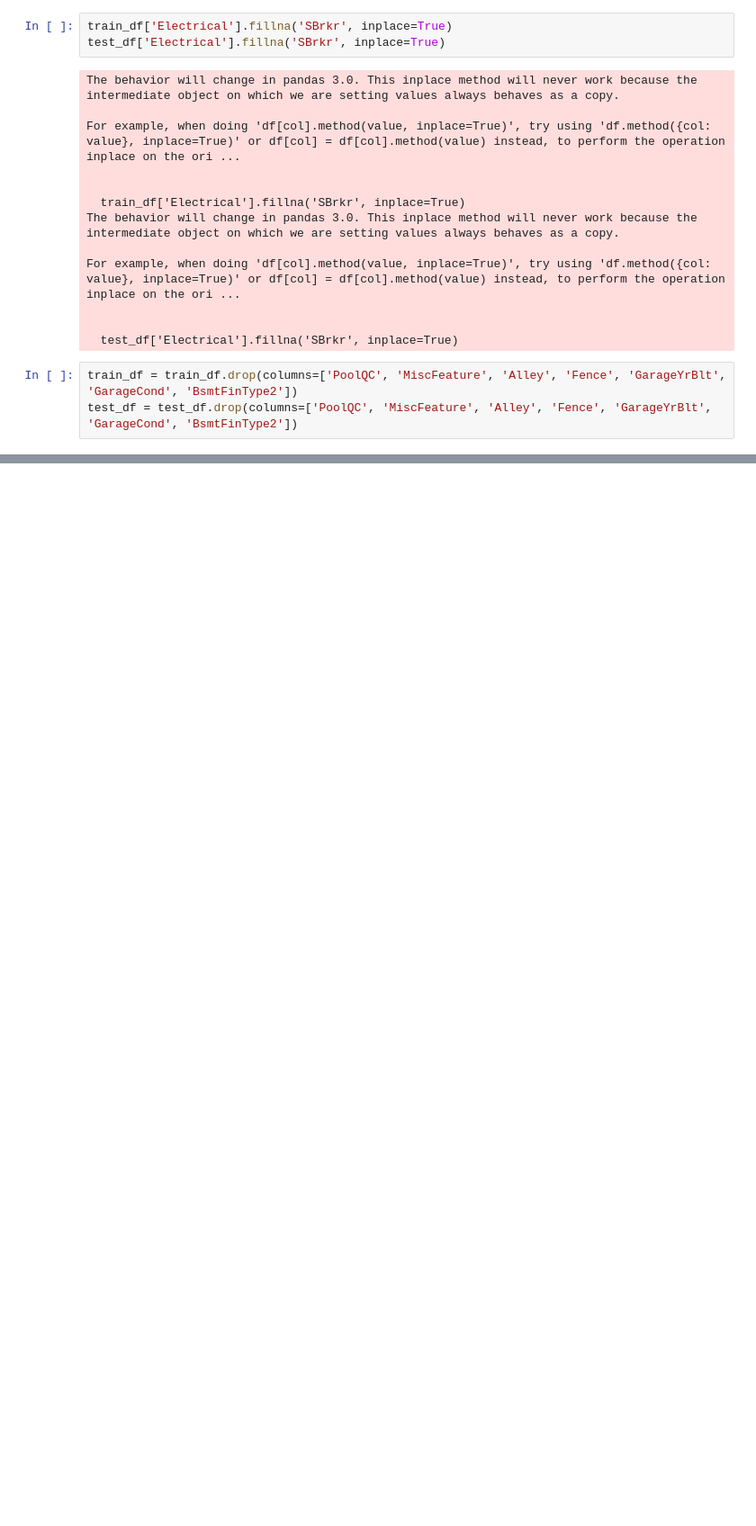
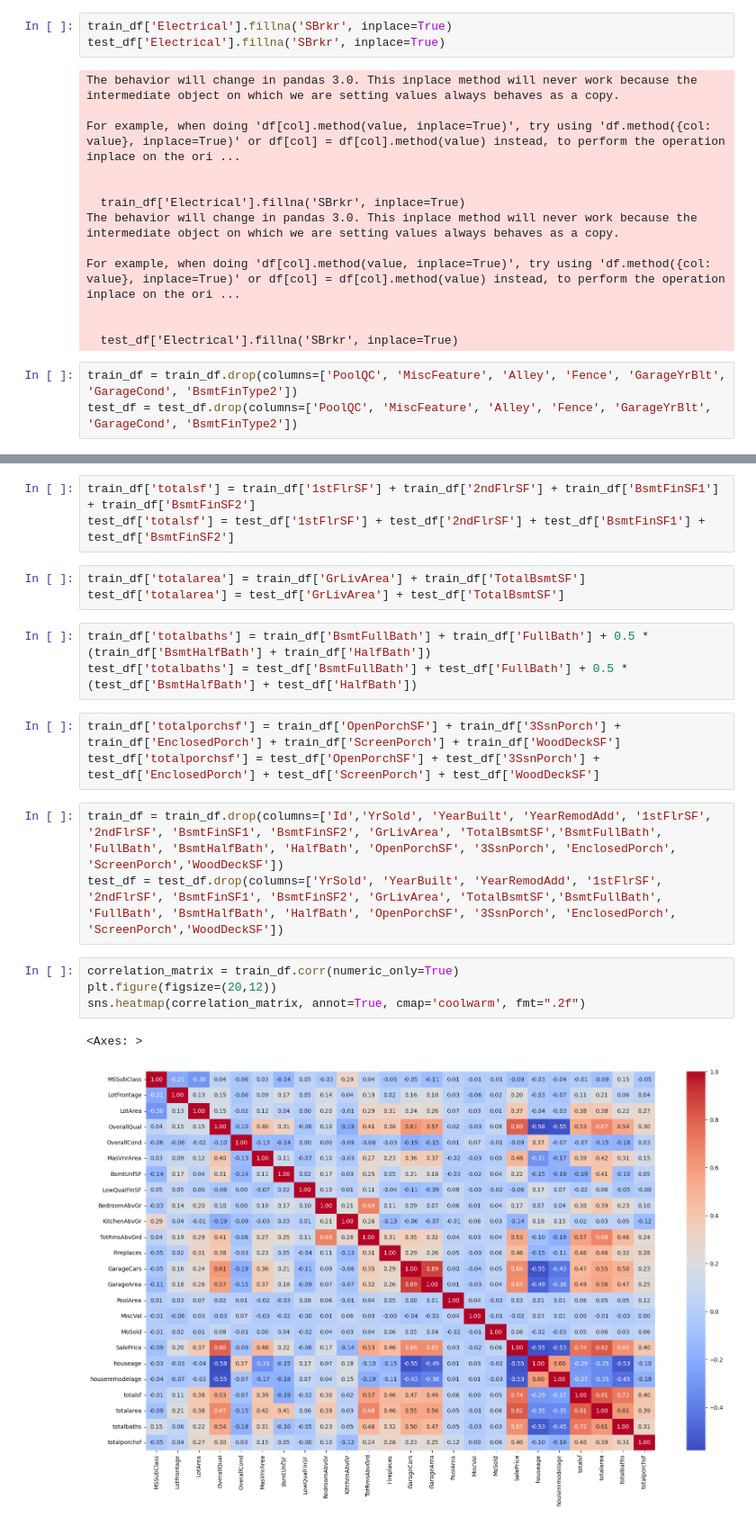
Before and after one commit to LorenzoMinon/ml_workspace, a Jupyter notebook: Projects/House_Prices-Advanced_Regression_Techniques/Housing.ipynb, the cells around one changed output, grey strips where cells are left out. Shown at 90% size. Saved outputs shown, nothing was run; the diff lists cells and outputs as text; blank space fills up the shorter version.

```diff
--- a/Projects/House_Prices-Advanced_Regression_Techniques/Housing.ipynb
+++ b/Projects/House_Prices-Advanced_Regression_Techniques/Housing.ipynb
@@ -465,0 +475,22 @@ test_df = test_df.drop(columns=['PoolQC', 'MiscFeature', 'Alley', 'Fence', 'Gara
+# %%
+train_df['totalsf'] = train_df['1stFlrSF'] + train_df['2ndFlrSF'] + train_df['BsmtFinSF1'] + train_df['BsmtFinSF2']
+test_df['totalsf'] = test_df['1stFlrSF'] + test_df['2ndFlrSF'] + test_df['BsmtFinSF1'] + test_df['BsmtFinSF2']
+# %%
+train_df['totalarea'] = train_df['GrLivArea'] + train_df['TotalBsmtSF']
+test_df['totalarea'] = test_df['GrLivArea'] + test_df['TotalBsmtSF']
+# %%
+train_df['totalbaths'] = train_df['BsmtFullBath'] + train_df['FullBath'] + 0.5 * (train_df['BsmtHalfBath'] + train_df['HalfBath'])
+test_df['totalbaths'] = test_df['BsmtFullBath'] + test_df['FullBath'] + 0.5 * (test_df['BsmtHalfBath'] + test_df['HalfBath'])
+# %%
+train_df['totalporchsf'] = train_df['OpenPorchSF'] + train_df['3SsnPorch'] + train_df['EnclosedPorch'] + train_df['ScreenPorch'] + train_df['WoodDeckSF']
+test_df['totalporchsf'] = test_df['OpenPorchSF'] + test_df['3SsnPorch'] + test_df['EnclosedPorch'] + test_df['ScreenPorch'] + test_df['WoodDeckSF']
+# %%
+train_df = train_df.drop(columns=['Id','YrSold', 'YearBuilt', 'YearRemodAdd', '1stFlrSF', '2ndFlrSF', 'BsmtFinSF1', 'BsmtFinSF2', 'GrLivArea', 'TotalBsmtSF','BsmtFullBath', 'FullBath', 'BsmtHalfBath', 'HalfBath', 'OpenPorchSF', '3SsnPorch', 'EnclosedPorch', 'ScreenPorch','WoodDeckSF'])
+test_df = test_df.drop(columns=['YrSold', 'YearBuilt', 'YearRemodAdd', '1stFlrSF', '2ndFlrSF', 'BsmtFinSF1', 'BsmtFinSF2', 'GrLivArea', 'TotalBsmtSF','BsmtFullBath', 'FullBath', 'BsmtHalfBath', 'HalfBath', 'OpenPorchSF', '3SsnPorch', 'EnclosedPorch', 'ScreenPorch','WoodDeckSF'])
+# %%
+correlation_matrix = train_df.corr(numeric_only=True)
+plt.figure(figsize=(20,12))
+sns.heatmap(correlation_matrix, annot=True, cmap='coolwarm', fmt=".2f")
+# %% [output]
+<Axes: >
+[figure, added]
```
Also changed, not shown: parts of 4 cells of this notebook.
